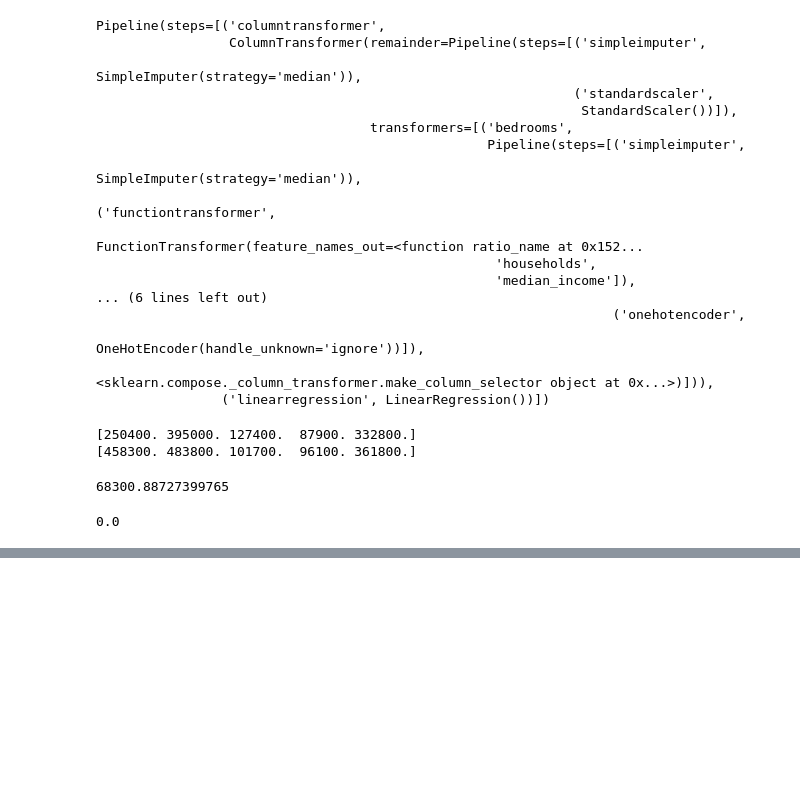
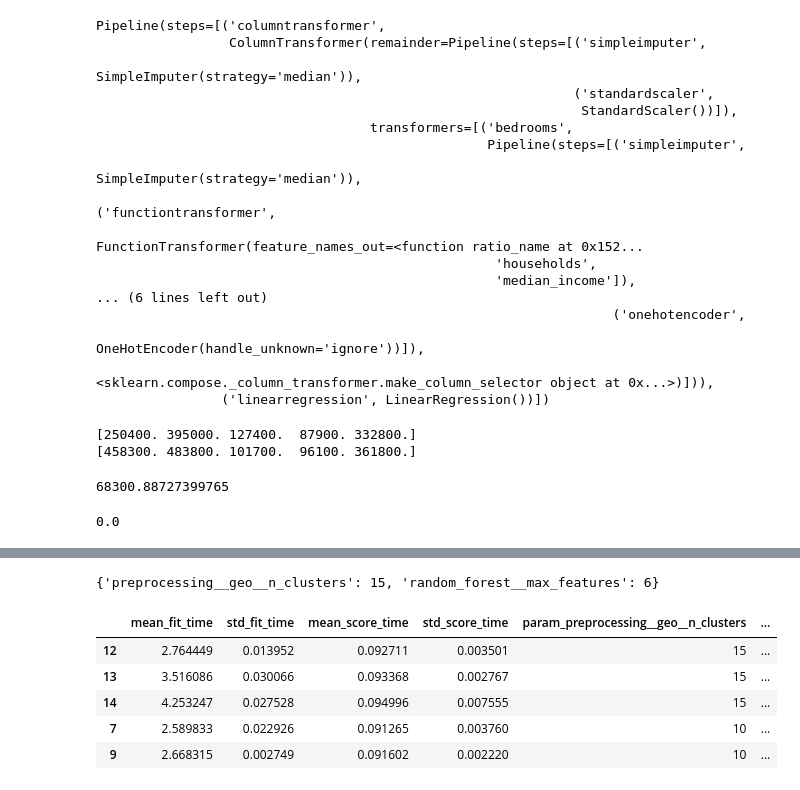
Before and after one commit to Xupeiyi/hands-on-ML-with-SKT, a Jupyter notebook: chapter2.ipynb, the cells around one changed output, grey strips where cells are left out. Drawn from its saved outputs; the diff is of its cells as text; code cells hidden in the pictures; blank space fills up the shorter version.

```diff
--- a/chapter2.ipynb
+++ b/chapter2.ipynb
@@ -391,0 +438,19 @@ tree_rmse
+# %%
+
+full_pipeline = Pipeline([
+    ("preprocessing", preprocessing),
+    ("random_forest", RandomForestRegressor(random_state=42)),
+])
+param_grid = [
+    {
+        'preprocessing__geo__n_clusters': [5, 8, 10],
+        'random_forest__max_features': [4, 6, 8]
+    },
+    {
+        'preprocessing__geo__n_clusters': [10, 15],
+        'random_forest__max_features': [6, 8, 10]
+    }
+]
+grid_search = GridSearchCV(full_pipeline, param_grid, cv=3,
+                           scoring='neg_root_mean_squared_error')
+grid_search.fit(housing, housing_labels)
@@ -391,0 +477,15 @@ tree_rmse
+# %%
+grid_search.best_params_
+# %% [output]
+{'preprocessing__geo__n_clusters': 15, 'random_forest__max_features': 6}
+# %%
+cv_res = pd.DataFrame(grid_search.cv_results_)
+cv_res.sort_values(by="mean_test_score", ascending=False, inplace=True)
+cv_res.head()
+# %% [output]
+|  | mean_fit_time | std_fit_time | mean_score_time | std_score_time | param_preprocessing__geo__n_clusters | ... |
+| 12 | 2.764449 | 0.013952 | 0.092711 | 0.003501 | 15 | ... |
+| 13 | 3.516086 | 0.030066 | 0.093368 | 0.002767 | 15 | ... |
+| 14 | 4.253247 | 0.027528 | 0.094996 | 0.007555 | 15 | ... |
+| 7 | 2.589833 | 0.022926 | 0.091265 | 0.003760 | 10 | ... |
+| 9 | 2.668315 | 0.002749 | 0.091602 | 0.002220 | 10 | ... |
```
Also changed, not shown: parts of 4 cells of this notebook.
